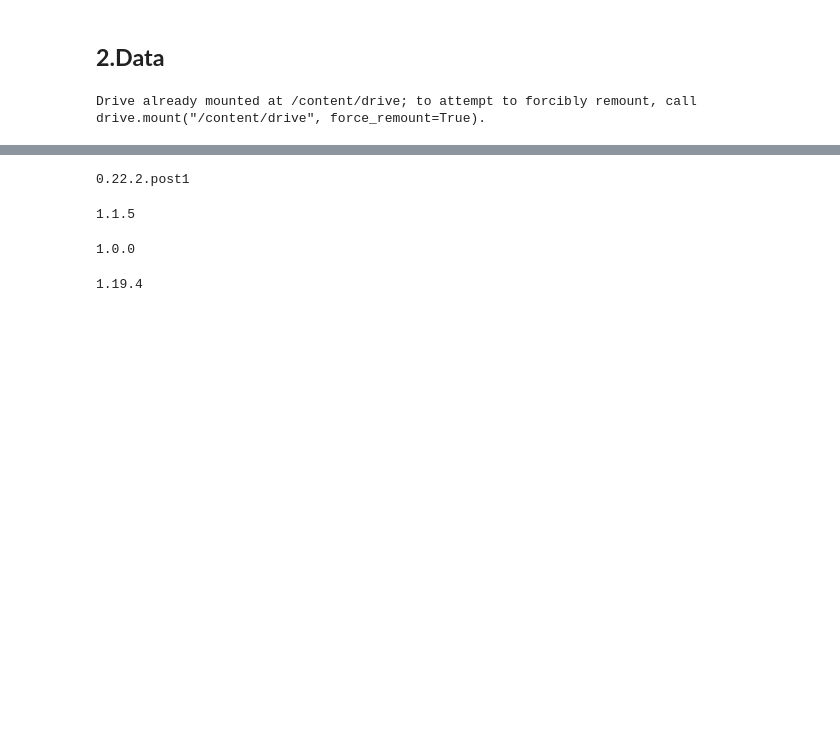
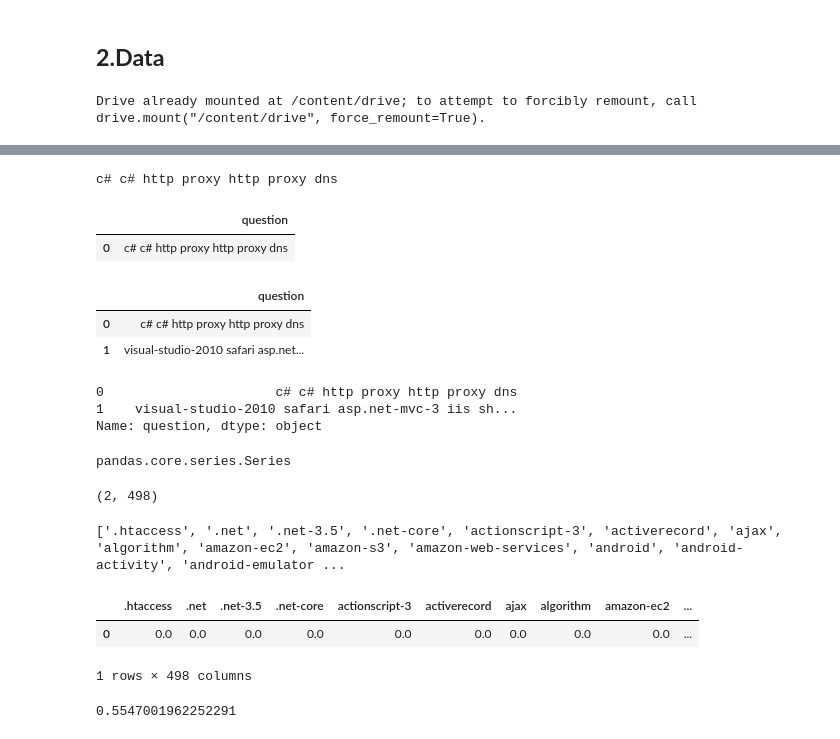
Before and after one commit to Adil1979/-CentraleSupelec_OCR_Projects, a Jupyter notebook: 04_APP.ipynb, the cells around one changed output, grey strips where cells are left out. Drawn from its saved outputs; the diff is of its cells as text; code cells hidden in the pictures; blank space fills up the shorter version.

```diff
--- a/04_APP.ipynb
+++ b/04_APP.ipynb
@@ -299,20 +205,29 @@ GridSearchCV(cv=5, error_score=nan,
-# %%
-import sklearn
-print(sklearn.__version__)
-# %% [output]
-0.22.2.post1
-# %%
-import pandas
-print(pandas.__version__)
-# %% [output]
-1.1.5
-# %%
-import joblib
-print(joblib.__version__)
-# %% [output]
-1.0.0
-# %%
-import numpy
-print(numpy.__version__)
-# %% [output]
-1.19.4
+# %%
+question_test = preprocessing(question_test)
+print(question_test)
+# %% [output]
+c# c# http proxy http proxy dns
+# %%
+question_test = pd.DataFrame([question_test], columns=['question'])
+question_test
+# %% [output]
+|  | question |
+| 0 | c# c# http proxy http proxy dns |
+# %%
+df_test = pd.concat([question_test, dict_tags_500_df], ignore_index=True)
+df_test
+# %% [output]
+|  | question |
+| 0 | c# c# http proxy http proxy dns |
+| 1 | visual-studio-2010 safari asp.net... |
+# %%
+question_test =  df_test['question']
+question_test
+# %% [output]
+0                      c# c# http proxy http proxy dns
+1    visual-studio-2010 safari asp.net-mvc-3 iis sh...
+Name: question, dtype: object
+# %%
+type(question_test)
+# %% [output]
+pandas.core.series.Series
@@ -318,0 +236,4 @@ print(numpy.__version__)
+# %%
+def tokenize(document):
+  tokens = [lemma(w) for w in document.split()] #if w.isalpha()]
+  return tokens
@@ -318,0 +242,25 @@ print(numpy.__version__)
+# %%
+vectorizer = TfidfVectorizer(tokenizer = tokenize, stop_words = stop_words, max_features=500)
+X_tfidf = vectorizer.fit_transform(question_test).toarray()
+# %%
+print(X_tfidf.shape)
+# %% [output]
+(2, 498)
+# %%
+feature_names  = vectorizer.get_feature_names()
+print(feature_names)
+# %% [output]
+['.htaccess', '.net', '.net-3.5', '.net-core', 'actionscript-3', 'activerecord', 'ajax', 'algorithm', 'amazon-ec2', 'amazon-s3', 'amazon-web-services', 'android', 'android-activity', 'android-emulator ...
+# %%
+X_test = pd.DataFrame(X_tfidf)
+X_test = X_test.iloc[0:1,:]
+X_test.columns = feature_names
+X_test
+# %% [output]
+|  | .htaccess | .net | .net-3.5 | .net-core | actionscript-3 | activerecord | ajax | algorithm | amazon-ec2 | ... |
+| 0 | 0.0 | 0.0 | 0.0 | 0.0 | 0.0 | 0.0 | 0.0 | 0.0 | 0.0 | ... |
+1 rows × 498 columns
+# %%
+X_test.loc[0,'c#']
+# %% [output]
+0.5547001962252291
```
Also changed, not shown: parts of 38 cells of this notebook.
